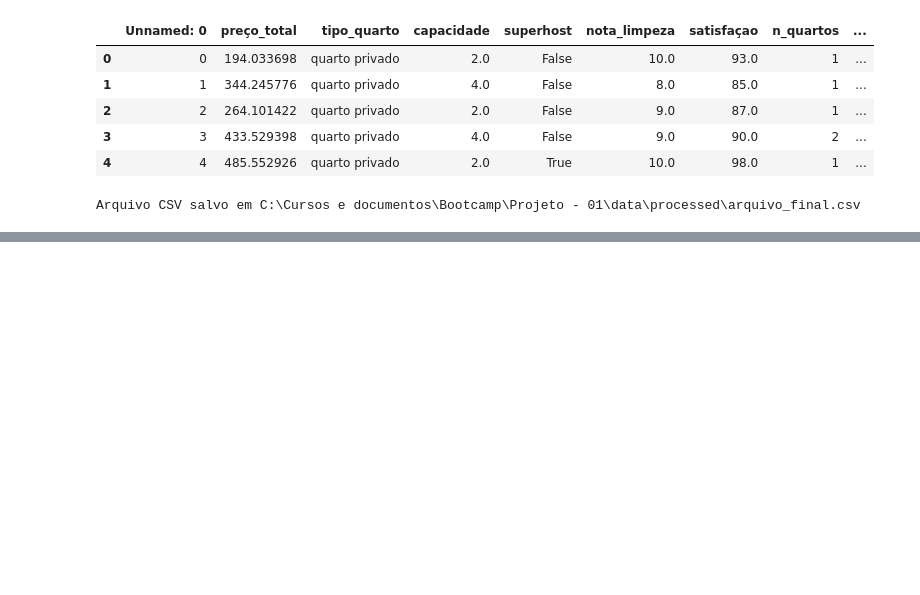
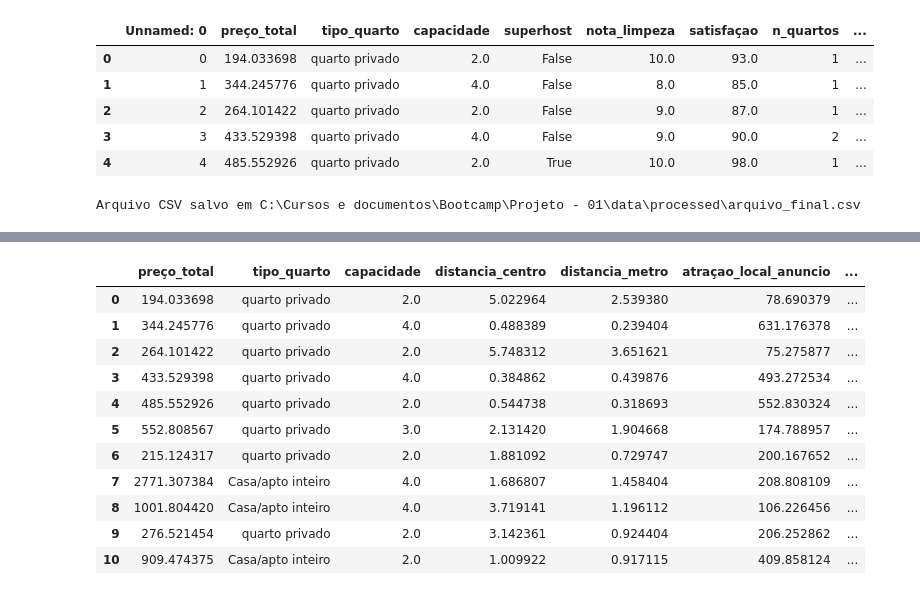
Before and after one commit to DeividAND/Projeto--01-An-lise-de-dados, a Jupyter notebook: notebooks/script01.ipynb, the cells around one changed output, grey strips where cells are left out. Cells and saved outputs as stored; diff of their text form; code cells hidden in the pictures; blank space fills up the shorter version.

```diff
--- a/notebooks/script01.ipynb
+++ b/notebooks/script01.ipynb
@@ -314,0 +371,20 @@ Arquivo CSV salvo em C:\Cursos e documentos\Bootcamp\Projeto - 01\data\processed
+# %%
+'''
+Aprofundando a análise para achar o fator determinante para o preço, um candidato forte
+ para esse fator é atração do local no anúncio além dos outros já informados.
+'''
+
+df_final.loc[[0,1,2,3,4,5,6,7,8,9,10], ['preço_total','tipo_quarto','capacidade','distancia_centro','distancia_metro','atraçao_local_anuncio','atração_restaurantes']]
+# %% [output]
+|  | preço_total | tipo_quarto | capacidade | distancia_centro | distancia_metro | atraçao_local_anuncio | ... |
+| 0 | 194.033698 | quarto privado | 2.0 | 5.022964 | 2.539380 | 78.690379 | ... |
+| 1 | 344.245776 | quarto privado | 4.0 | 0.488389 | 0.239404 | 631.176378 | ... |
+| 2 | 264.101422 | quarto privado | 2.0 | 5.748312 | 3.651621 | 75.275877 | ... |
+| 3 | 433.529398 | quarto privado | 4.0 | 0.384862 | 0.439876 | 493.272534 | ... |
+| 4 | 485.552926 | quarto privado | 2.0 | 0.544738 | 0.318693 | 552.830324 | ... |
+| 5 | 552.808567 | quarto privado | 3.0 | 2.131420 | 1.904668 | 174.788957 | ... |
+| 6 | 215.124317 | quarto privado | 2.0 | 1.881092 | 0.729747 | 200.167652 | ... |
+| 7 | 2771.307384 | Casa/apto inteiro | 4.0 | 1.686807 | 1.458404 | 208.808109 | ... |
+| 8 | 1001.804420 | Casa/apto inteiro | 4.0 | 3.719141 | 1.196112 | 106.226456 | ... |
+| 9 | 276.521454 | quarto privado | 2.0 | 3.142361 | 0.924404 | 206.252862 | ... |
+| 10 | 909.474375 | Casa/apto inteiro | 2.0 | 1.009922 | 0.917115 | 409.858124 | ... |
```
Also changed, not shown: parts of 10 cells of this notebook.
